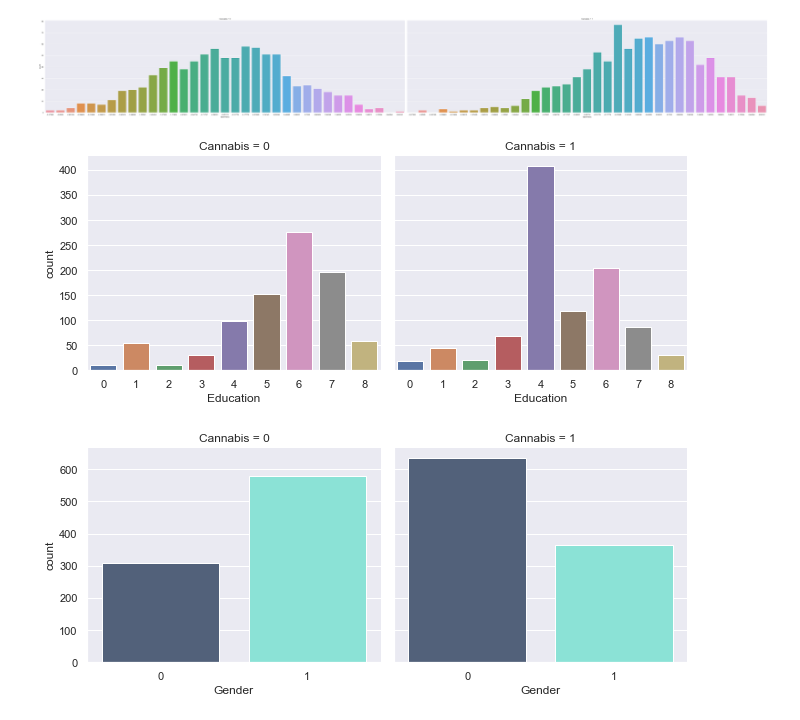
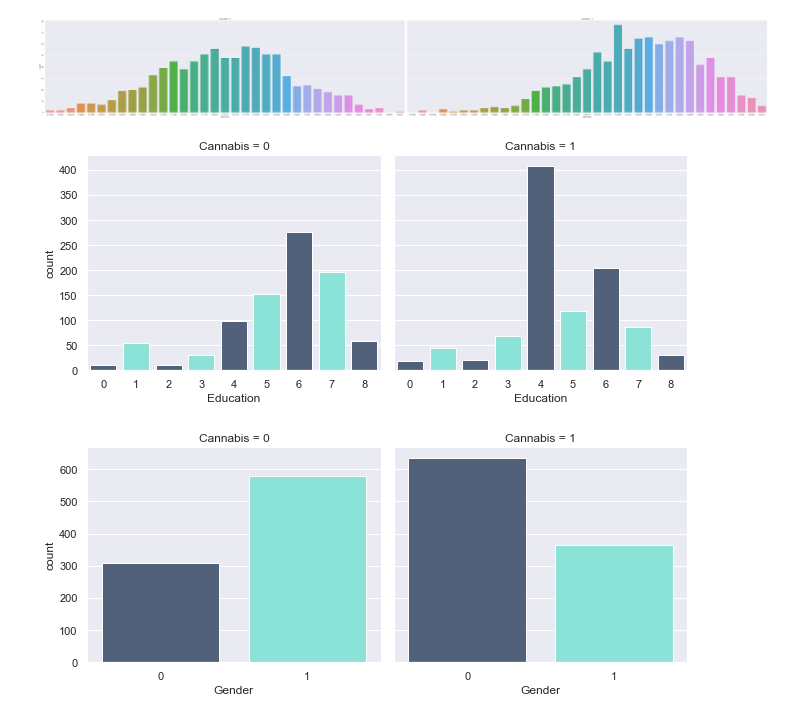
Before and after one commit to CrazyBigFoot/Personality_vs_Risk_of_Drug, a Jupyter notebook: Project2_Mirko.ipynb, the cells around one changed output. Drawn from its saved outputs; the diff is of its cells as text; code cells hidden in the pictures.

```diff
--- a/Project2_Mirko.ipynb
+++ b/Project2_Mirko.ipynb
@@ -1060,9 +1060,10 @@ sns.catplot(x="Openness", col="Cannabis", col_wrap=4, data=df, kind="count", hei
 # %% [output]
 [figure]
 # %%
-sns.catplot(x="Education", col="Cannabis", col_wrap=4, data=df, kind="count", height=4, aspect=1.1);
+sns.catplot(x="Education", col="Cannabis", col_wrap=4, data=df,
+            kind="count", height=4, aspect=1.1, palette=['#4b5f81',"#7df0e0"]);
 # %% [output]
-[figure, old version]
+[figure, new version]
 # %%
 sns.catplot(x="Gender", col="Cannabis", col_wrap=4, data=df,
             kind="count", height=4, aspect=1.1, palette=['#4b5f81',"#7df0e0"]);
```
Also changed, not shown: parts of 4 cells of this notebook.
